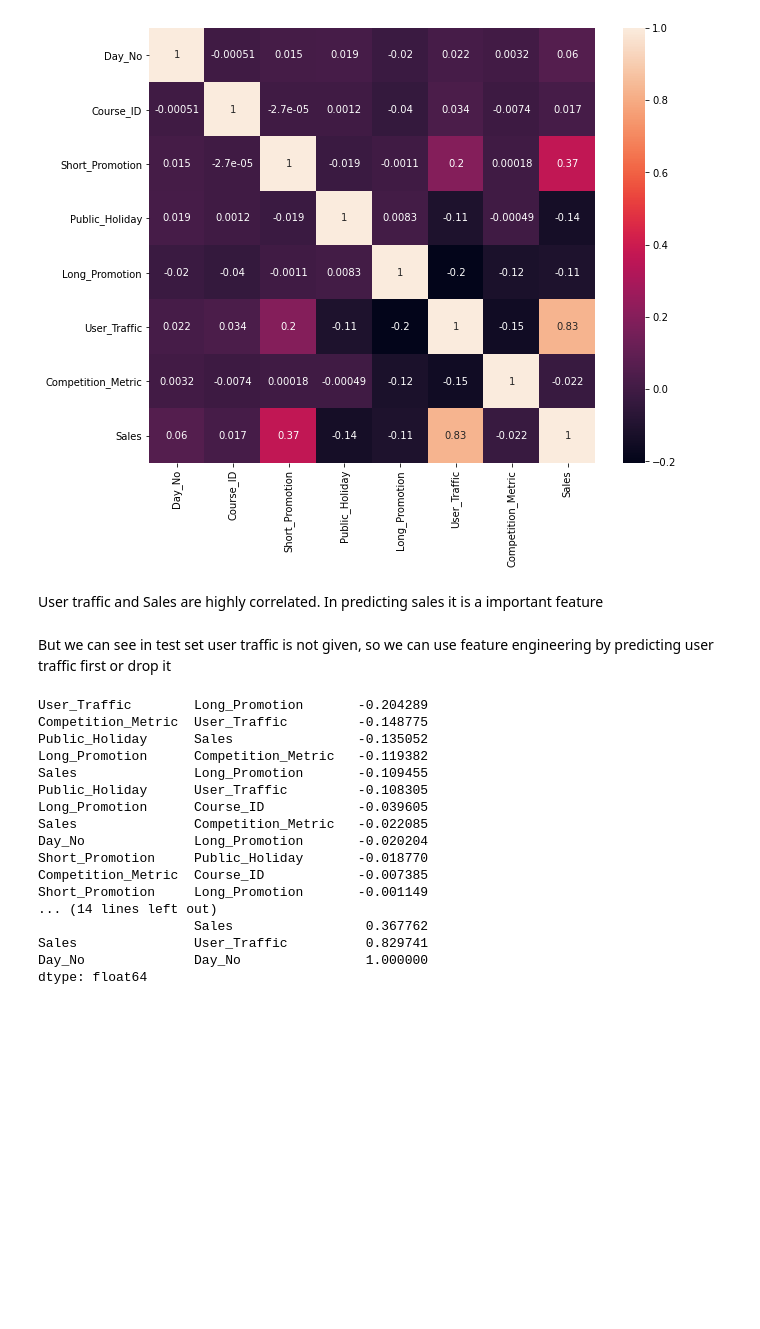
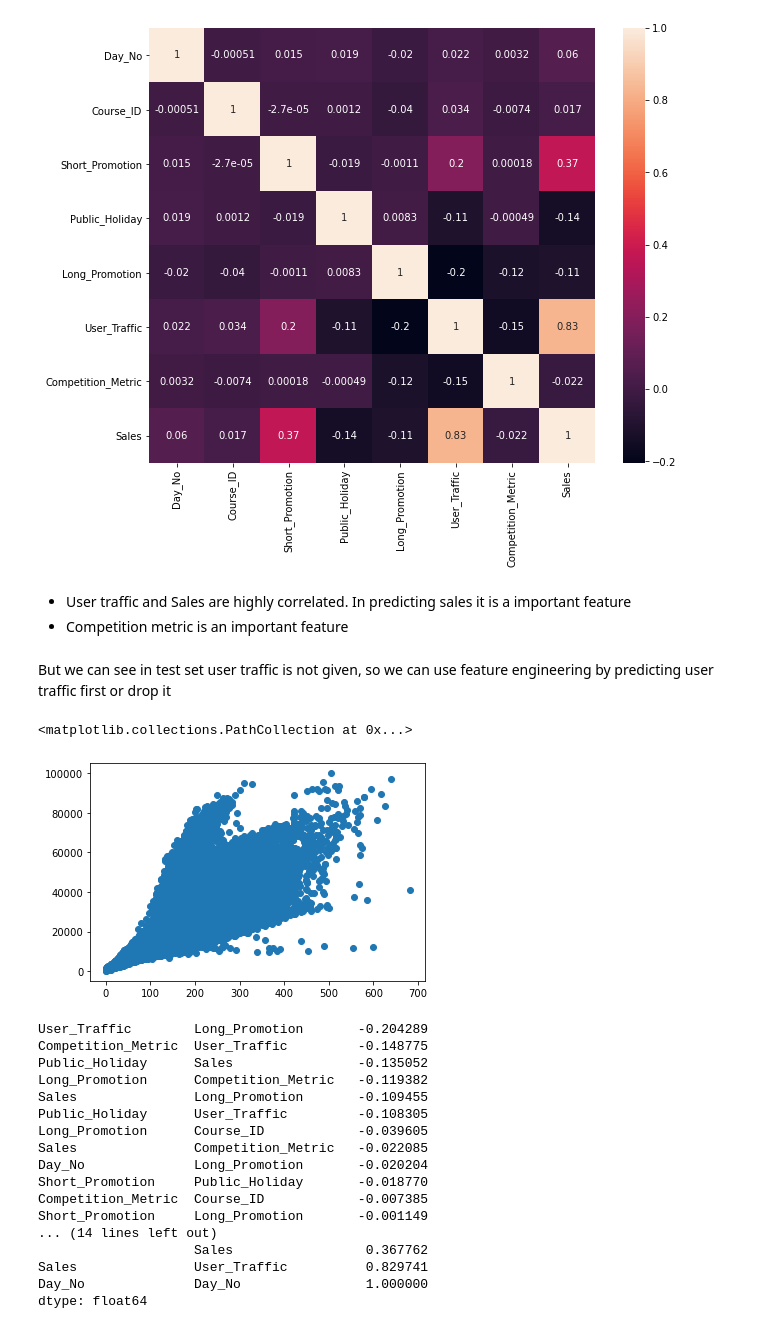
Before and after one commit to KhushbooKhatri/Predicting-Sales-of-online-learning-platform-LearnX, a Jupyter notebook: Analytics_vidhya_learnX_hackathon.ipynb, the cells around one changed output. Drawn from its saved outputs; the diff is of its cells as text; code cells hidden in the pictures; blank space fills up the shorter version.

```diff
--- a/Analytics_vidhya_learnX_hackathon.ipynb
+++ b/Analytics_vidhya_learnX_hackathon.ipynb
@@ -333,9 +336,15 @@ sns.heatmap(train.corr(), annot= True)
 <AxesSubplot:>
 [figure]
 # %% [markdown]
-User traffic and Sales are highly correlated. In predicting sales it is a important feature
+* User traffic and Sales are highly correlated. In predicting sales it is a important feature
+* Competition metric is an important feature
 # %% [markdown]
 But we can see in test set user traffic is not given, so we can use feature engineering by predicting user traffic first or drop it
+# %%
+plt.scatter(train['Sales'], train['User_Traffic'])
+# %% [output]
+<matplotlib.collections.PathCollection at 0x...>
+[figure, added]
 # %%
 train.corr().unstack().sort_values().drop_duplicates()
 # %% [output]
```
Also changed, not shown: parts of 130 cells of this notebook.
